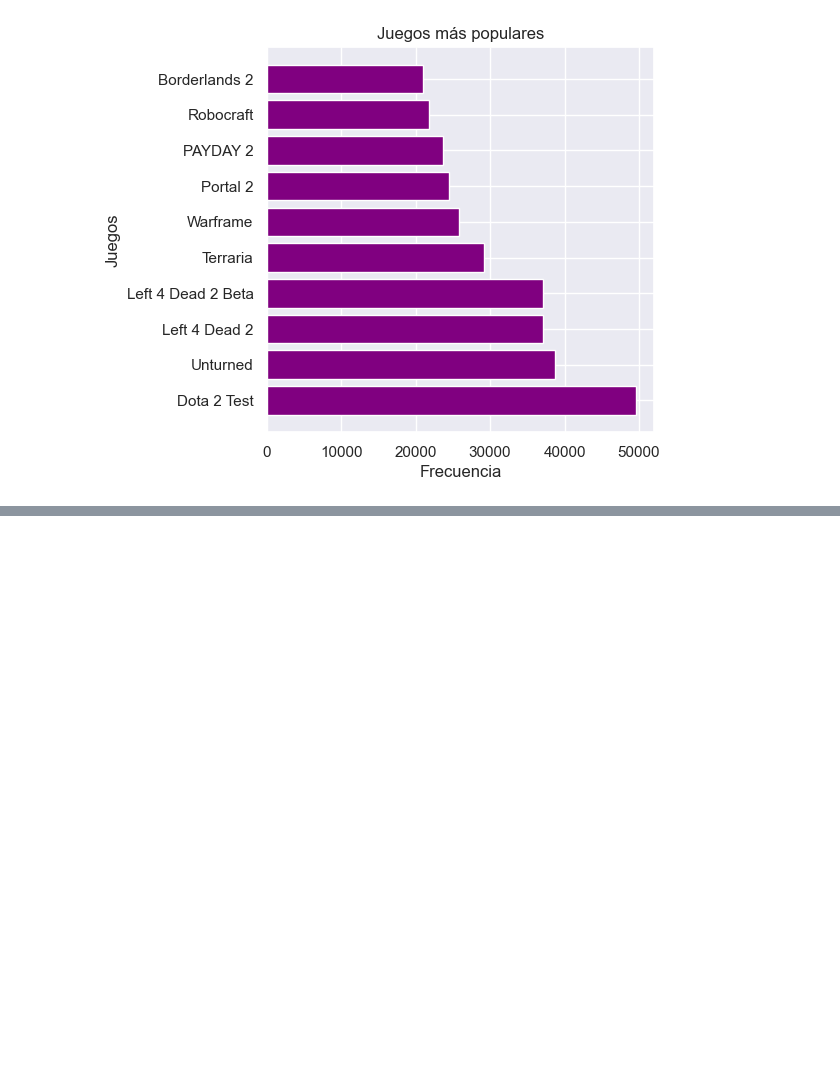
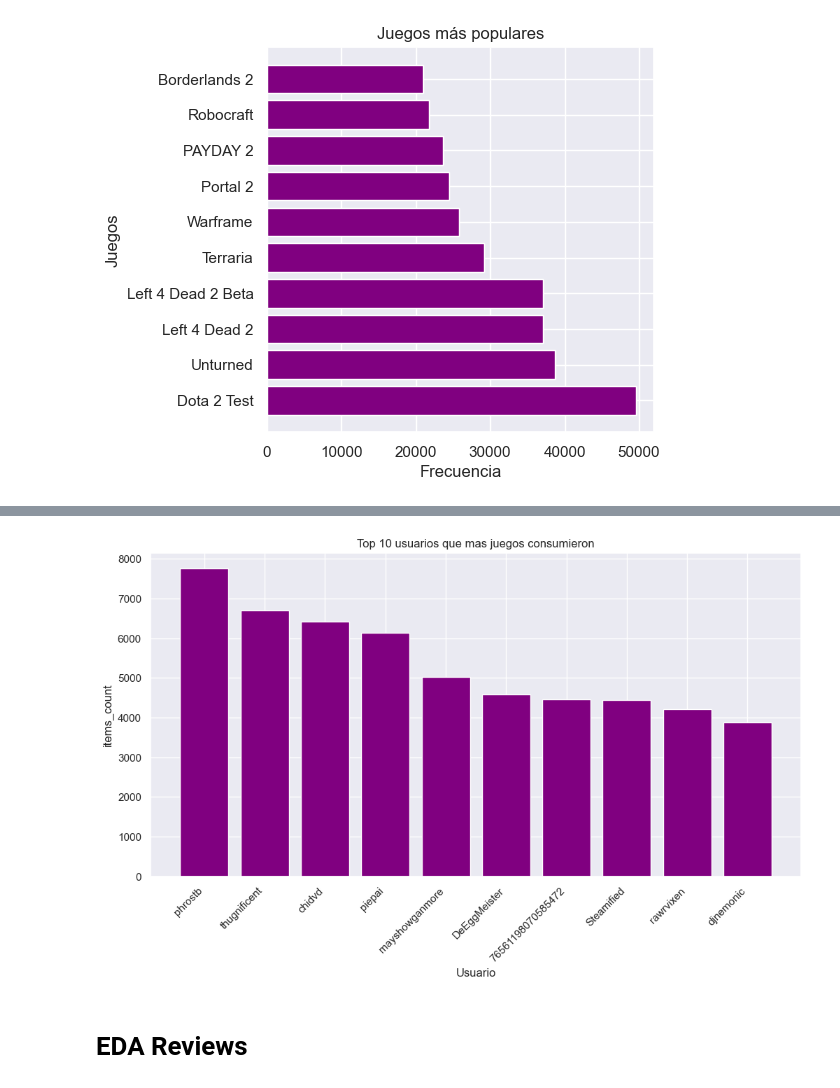
Before and after one commit to ASGuzman/PI_MLOps_Steam, a Jupyter notebook: 05_EDA.ipynb, the cells around one changed output, grey strips where cells are left out. Drawn from its saved outputs; the diff is of its cells as text; code cells hidden in the pictures; blank space fills up the shorter version.

```diff
--- a/05_EDA.ipynb
+++ b/05_EDA.ipynb
@@ -336,0 +446,14 @@ plt.show()
+# %%
+items_count_user = df_items.groupby("user_id")["items_count"].max().sort_values(ascending=False)
+top_users = items_count_user.head(10)
+plt.figure(figsize=(12, 6))
+plt.bar(top_users.index, top_users.values, color="purple")
+plt.title("Top 10 usuarios que mas juegos consumieron")
+plt.xlabel("Usuario")
+plt.ylabel("items_count")
+plt.xticks(rotation=45, ha="right")
+plt.show()
+# %% [output]
+[figure, added]
+# %% [markdown]
+# EDA Reviews
```
Also changed, not shown: parts of 16 cells of this notebook.
